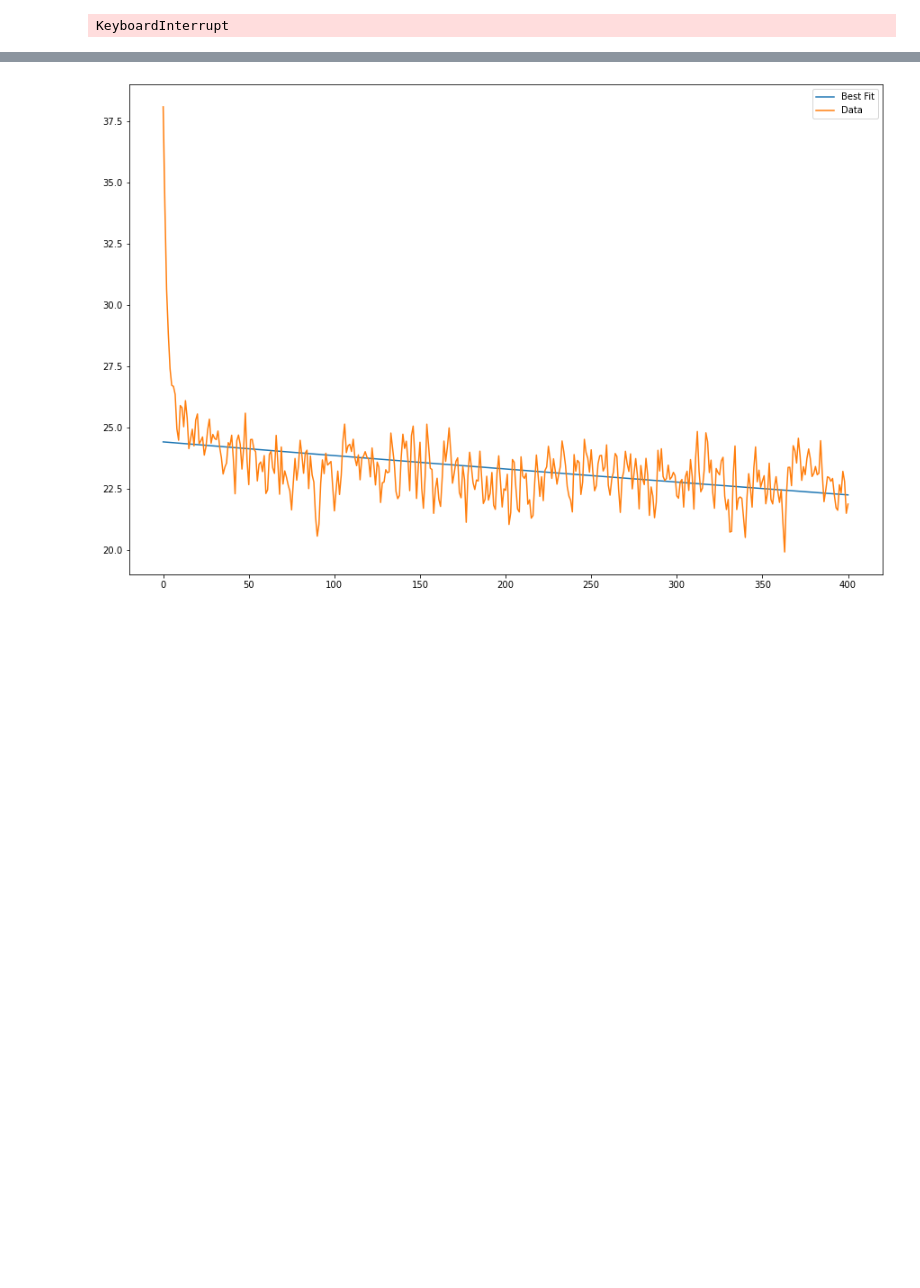
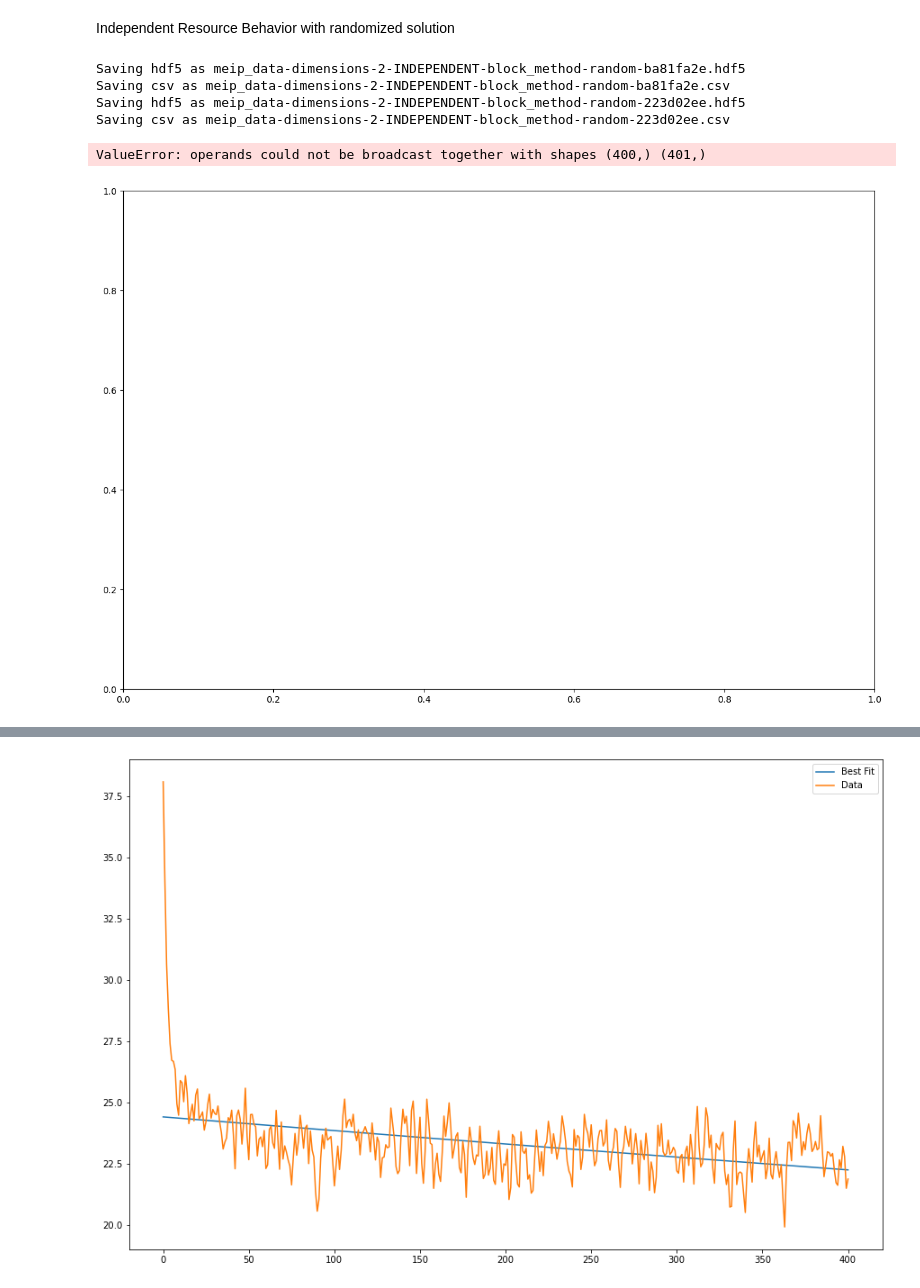
Before and after one commit to teohyikhaw/camcos, a Jupyter notebook: simulations/2022/main.ipynb, the cells around one changed output, grey strips where cells are left out. Saved outputs shown, nothing was run; the diff lists cells and outputs as text; code cells hidden in the pictures; blank space fills up the shorter version.

```diff
--- a/simulations/2022/main.ipynb
+++ b/simulations/2022/main.ipynb
@@ -26,12 +24,19 @@ KeyboardInterrupt:
+# %% [markdown]
+Independent Resource Behavior with randomized solution
 # %%
 # Randomized knapsack solver
 bf_standard_value = 38.100002694
 bf_standard = Basefee(1.0 / 8, 15000000, 30000000, bf_standard_value)  # d, target gas, max gas
 # note our gas maxima are "real-life" amounts, but our actual gas per transaction is about 10x
 # bigger, for sake of simplicity
 demand = Demand(2000, 300, 400, bf_standard_value)
-mbf_sim = Simulator(bf_standard, ("gas", "space"), (0.7, 0.3), resource_behavior="INDEPENDENT",knapsack_solver="greedy")
+mbf_sim = Simulator(bf_standard, ("gas", "space"), (0.7, 0.3), resource_behavior="INDEPENDENT",knapsack_solver="random")
 
 generate_simulation(mbf_sim,demand,2,filetype="hdf5+csv")
 # %% [output]
-KeyboardInterrupt
+Saving hdf5 as meip_data-dimensions-2-INDEPENDENT-block_method-random-ba81fa2e.hdf5
+Saving csv as meip_data-dimensions-2-INDEPENDENT-block_method-random-ba81fa2e.csv
+Saving hdf5 as meip_data-dimensions-2-INDEPENDENT-block_method-random-223d02ee.hdf5
+Saving csv as meip_data-dimensions-2-INDEPENDENT-block_method-random-223d02ee.csv
+ValueError: operands could not be broadcast together with shapes (400,) (401,)
+[figure, added]
```
Also changed, not shown: parts of 2 cells of this notebook, 4 other files.
